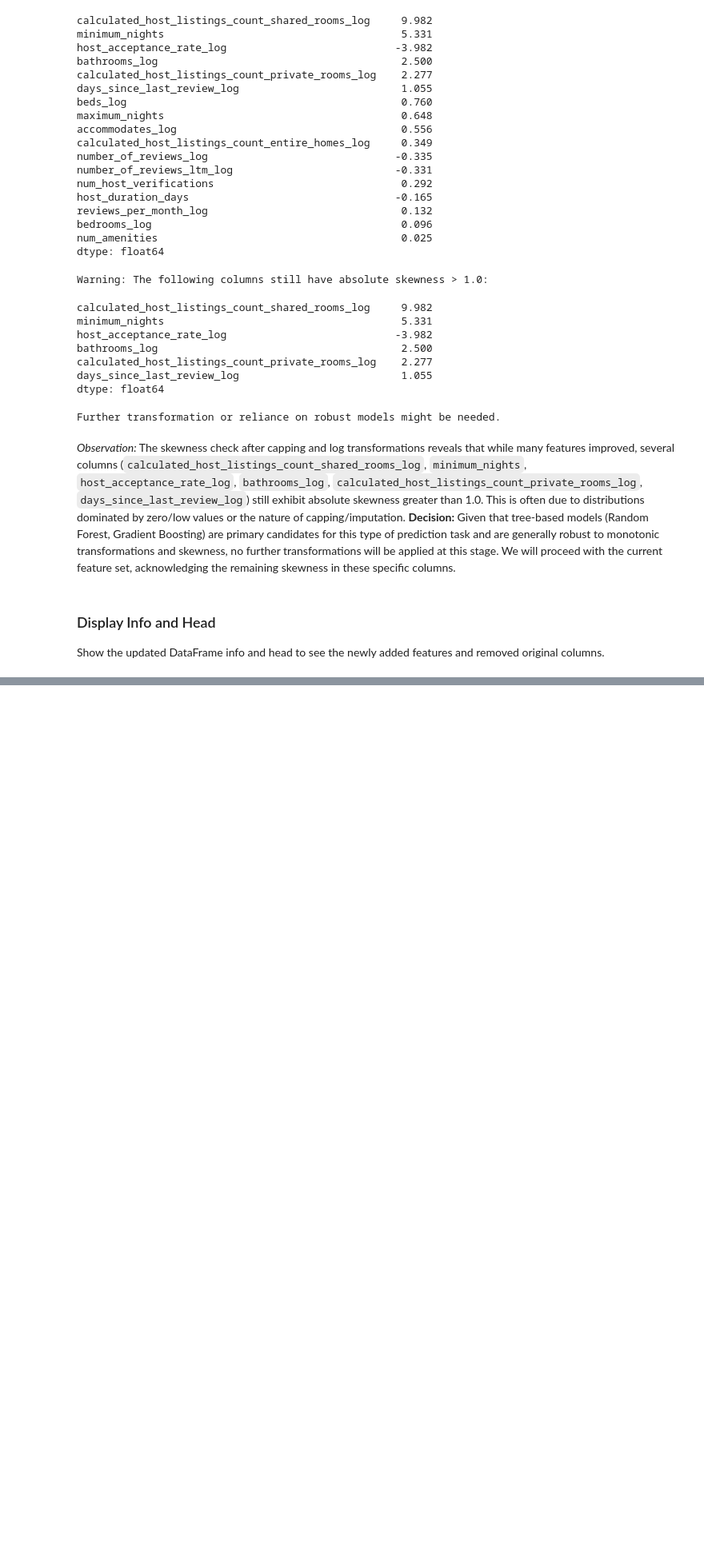
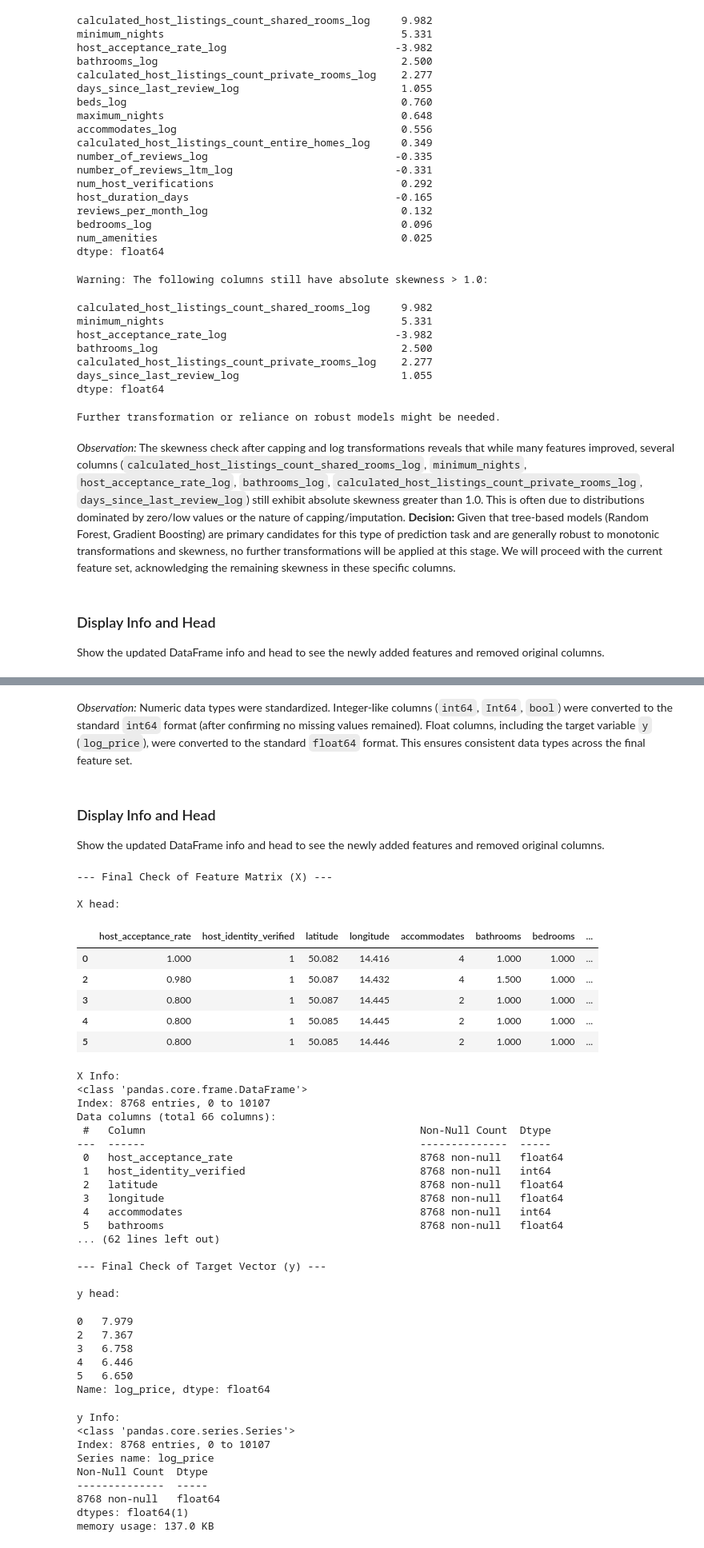
Before and after one commit to DataXteam/Airbnb_data_analysis, a Jupyter notebook: notebooks/02-Data_Preparation.ipynb, the cells around one changed output, grey strips where cells are left out. Shown at 80% size. Cells and saved outputs as stored; diff of their text form; code cells hidden in the pictures; blank space fills up the shorter version.

```diff
--- a/notebooks/02-Data_Preparation.ipynb
+++ b/notebooks/02-Data_Preparation.ipynb
@@ -1941,0 +2243,74 @@ This phase addresses potential outliers and high skewness identified in the pred
+# %% [markdown]
+*Observation:* Numeric data types were standardized. Integer-like columns (`int64`, `Int64`, `bool`) were converted to the standard `int64` format (after confirming no missing values remained). Float columns, including the target variable `y` (`log_price`), were converted to the standard `float64` format. This ensures consistent data types across the final feature set.
+# %% [markdown]
+### Display Info and Head
+Show the updated DataFrame info and head to see the newly added features and removed original columns.
+# %%
+# P8.1.A+ Final Manual Check
+if 'X' in locals() and 'y' in locals() and X is not None and y is not None:
+    print("--- Final Check of Feature Matrix (X) ---")
+    print("\nX head:")
+    display(X.head())
+
+    print("\nX Info:")
+    X.info()
+
+    print("\n--- Final Check of Target Vector (y) ---")
+    print("\ny head:")
+    display(y.head())
+
+    print("\ny Info:")
+    # Use .info() if y is a Series, otherwise just print type/shape
+    if isinstance(y, pd.Series):
+        y.info()
+    else:
+        print(f"y type: {type(y)}")
+        try:
+            print(f"y shape: {y.shape}")
+        except AttributeError:
+            pass # Handle cases where y might not have shape (e.g. list)
+
+else:
+    print("Error: Feature matrix X or target vector y not defined for final check.")
+# %% [output]
+--- Final Check of Feature Matrix (X) ---
+
+X head:
+|  | host_acceptance_rate | host_identity_verified | latitude | longitude | accommodates | bathrooms | bedrooms | ... |
+| 0 | 1.000 | 1 | 50.082 | 14.416 | 4 | 1.000 | 1.000 | ... |
+| 2 | 0.980 | 1 | 50.087 | 14.432 | 4 | 1.500 | 1.000 | ... |
+| 3 | 0.800 | 1 | 50.087 | 14.445 | 2 | 1.000 | 1.000 | ... |
+| 4 | 0.800 | 1 | 50.085 | 14.445 | 2 | 1.000 | 1.000 | ... |
+| 5 | 0.800 | 1 | 50.085 | 14.446 | 2 | 1.000 | 1.000 | ... |
+X Info:
+<class 'pandas.core.frame.DataFrame'>
+Index: 8768 entries, 0 to 10107
+Data columns (total 66 columns):
+ #   Column                                            Non-Null Count  Dtype
+---  ------                                            --------------  -----
+ 0   host_acceptance_rate                              8768 non-null   float64
+ 1   host_identity_verified                            8768 non-null   int64
+ 2   latitude                                          8768 non-null   float64
+ 3   longitude                                         8768 non-null   float64
+ 4   accommodates                                      8768 non-null   int64
+ 5   bathrooms                                         8768 non-null   float64
+... (62 lines left out)
+
+--- Final Check of Target Vector (y) ---
+
+y head:
+0   7.979
+2   7.367
+3   6.758
+4   6.446
+5   6.650
+Name: log_price, dtype: float64
+y Info:
+<class 'pandas.core.series.Series'>
+Index: 8768 entries, 0 to 10107
+Series name: log_price
+Non-Null Count  Dtype
+--------------  -----
+8768 non-null   float64
+dtypes: float64(1)
+memory usage: 137.0 KB
```
Also changed, not shown: parts of 29 cells of this notebook, 5 other files.
